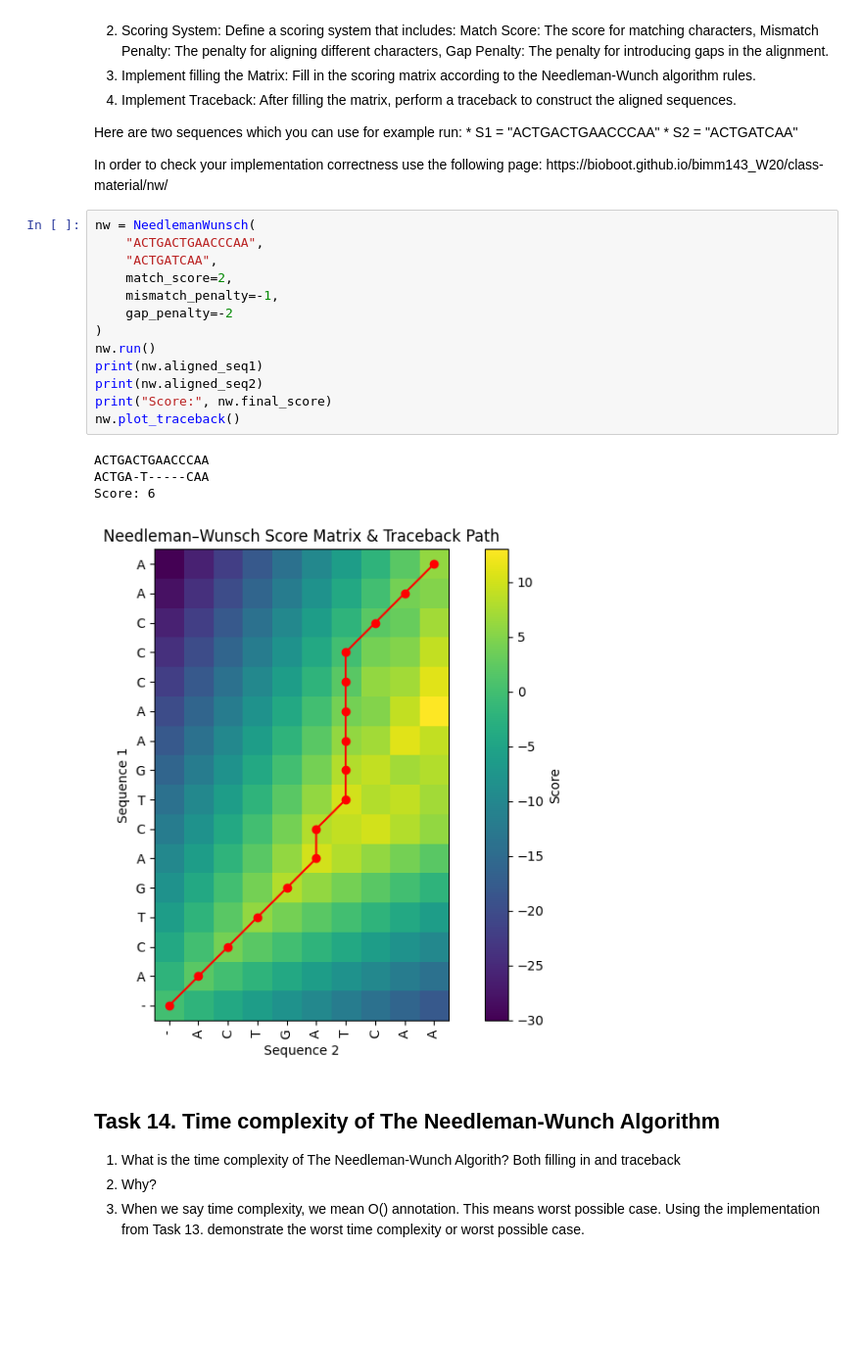
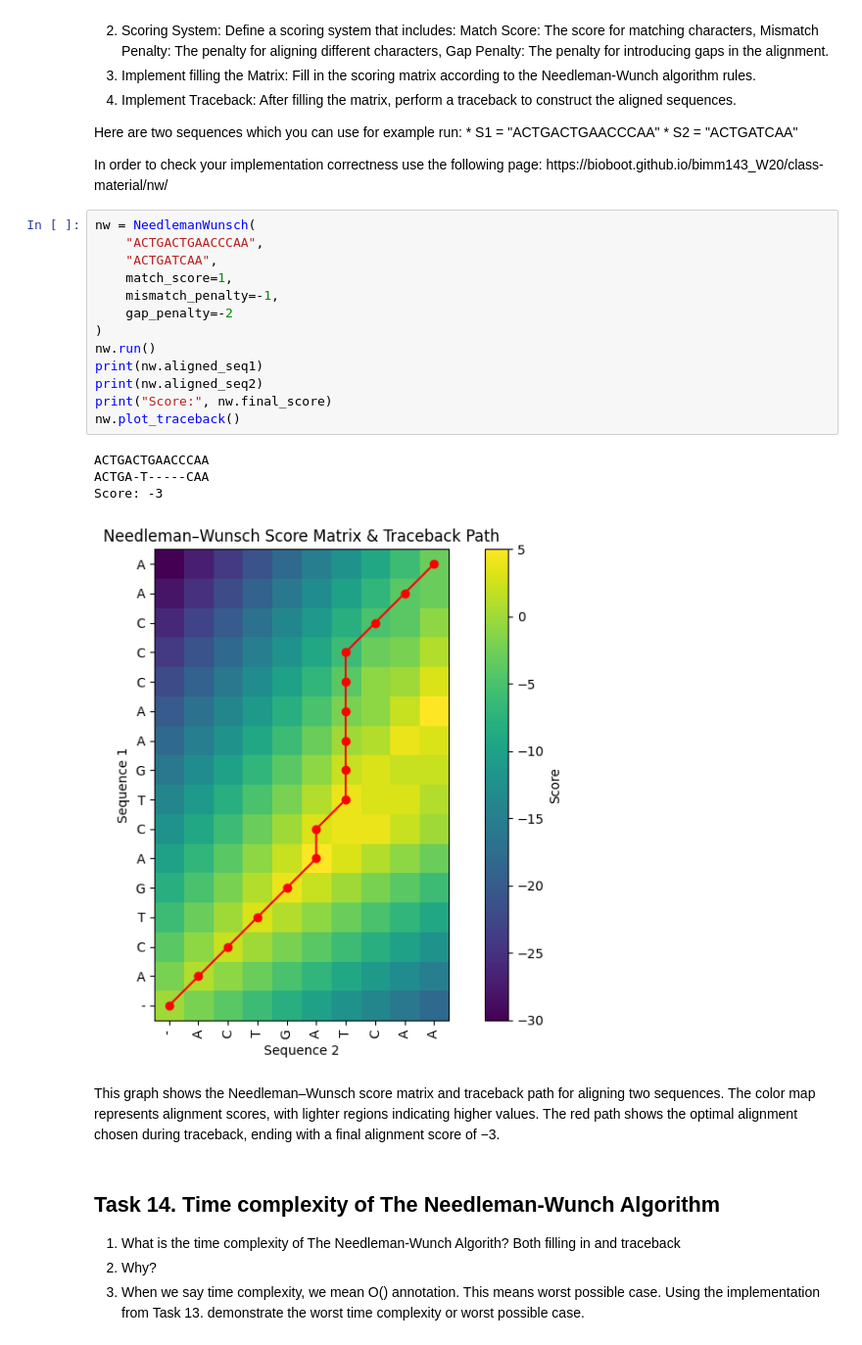
Before and after one commit to MarioSomodi/Optimization-Algorithms, a Jupyter notebook: OABOEC_Project_Mario_Somodi.ipynb, the cells around one changed output. Shown at 98% size. Saved outputs shown, nothing was run; the diff lists cells and outputs as text; blank space fills up the shorter version.

```diff
--- a/OABOEC_Project_Mario_Somodi.ipynb
+++ b/OABOEC_Project_Mario_Somodi.ipynb
@@ -847,21 +907,23 @@ In order to check your implementation correctness use the following page: https:
 # %%
 nw = NeedlemanWunsch(
     "ACTGACTGAACCCAA",
     "ACTGATCAA",
-    match_score=2,
+    match_score=1,
     mismatch_penalty=-1,
     gap_penalty=-2
 )
 nw.run()
 print(nw.aligned_seq1)
 print(nw.aligned_seq2)
 print("Score:", nw.final_score)
 nw.plot_traceback()
 # %% [output]
 ACTGACTGAACCCAA
 ACTGA-T-----CAA
-Score: 6
+Score: -3
-[figure, old version]
+[figure, new version]
+# %% [markdown]
+This graph shows the Needleman–Wunsch score matrix and traceback path for aligning two sequences. The color map represents alignment scores, with lighter regions indicating higher values. The red path shows the optimal alignment chosen during traceback, ending with a final alignment score of −3.
 # %% [markdown]
 <h2> Task 14. Time complexity of The Needleman-Wunch Algorithm </h2>
 
```
Also changed, not shown: parts of 23 cells of this notebook, 2 other files.
